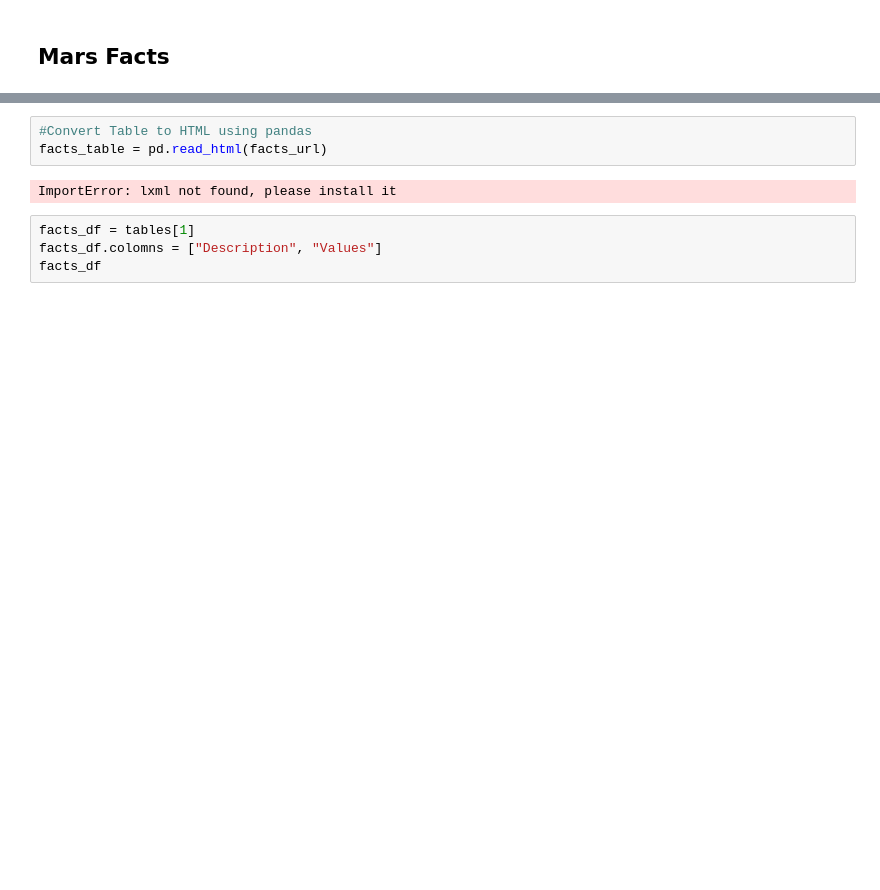
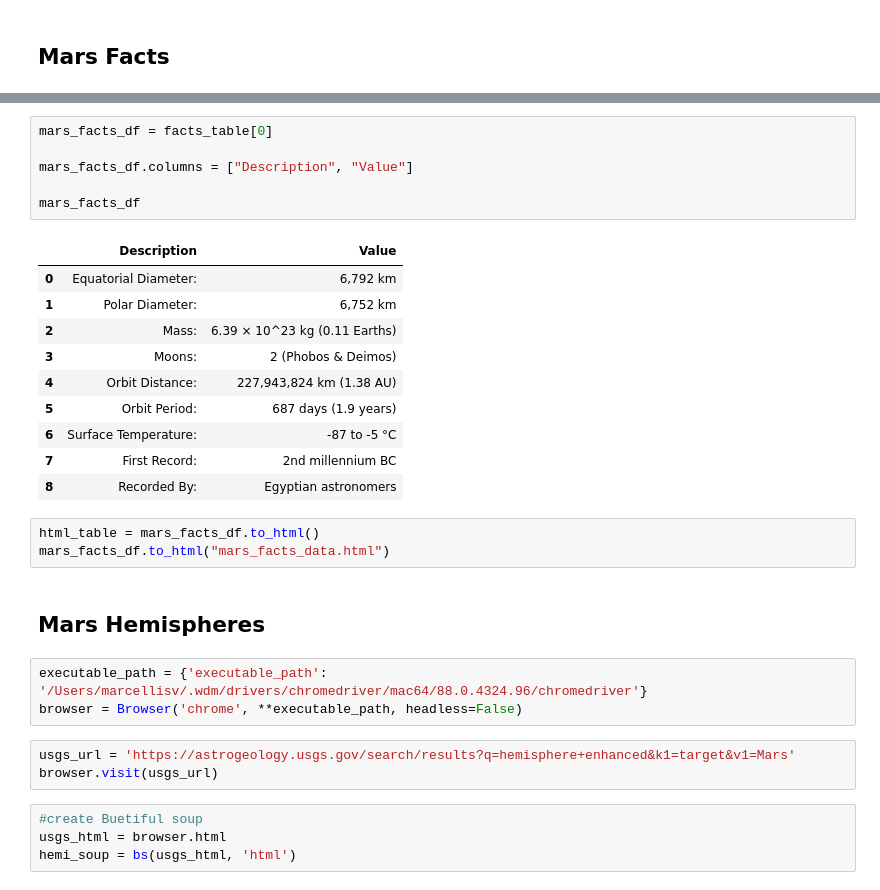
Before and after one commit to Marcellisv/Web_Scrapping--Mision_To_Mars, a Jupyter notebook: Mission_to_Mars.ipynb, the cells around one changed output, grey strips where cells are left out. Drawn from its saved outputs; the diff is of its cells as text; blank space fills up the shorter version.

```diff
--- a/Mission_to_Mars.ipynb
+++ b/Mission_to_Mars.ipynb
@@ -142,9 +108,32 @@ ImportError: lxml not found, please install it
-# %%
-#Convert Table to HTML using pandas
-facts_table = pd.read_html(facts_url)
-# %% [output]
-ImportError: lxml not found, please install it
-# %%
-facts_df = tables[1]
-facts_df.colomns = ["Description", "Values"]
-facts_df
+# %%
+mars_facts_df = facts_table[0]
+
+mars_facts_df.columns = ["Description", "Value"]
+
+mars_facts_df
+# %% [output]
+|  | Description | Value |
+| 0 | Equatorial Diameter: | 6,792 km |
+| 1 | Polar Diameter: | 6,752 km |
+| 2 | Mass: | 6.39 × 10^23 kg (0.11 Earths) |
+| 3 | Moons: | 2 (Phobos & Deimos) |
+| 4 | Orbit Distance: | 227,943,824 km (1.38 AU) |
+| 5 | Orbit Period: | 687 days (1.9 years) |
+| 6 | Surface Temperature: | -87 to -5 °C |
+| 7 | First Record: | 2nd millennium BC |
+| 8 | Recorded By: | Egyptian astronomers |
+# %%
+html_table = mars_facts_df.to_html()
+mars_facts_df.to_html("mars_facts_data.html")
+# %% [markdown]
+## Mars Hemispheres
+# %%
+executable_path = {'executable_path': '/Users/marcellisv/.wdm/drivers/chromedriver/mac64/88.0.4324.96/chromedriver'}
+browser = Browser('chrome', **executable_path, headless=False)
+# %%
+usgs_url = 'https://astrogeology.usgs.gov/search/results?q=hemisphere+enhanced&k1=target&v1=Mars'
+browser.visit(usgs_url)
+# %%
+#create Buetiful soup
+usgs_html = browser.html
+hemi_soup = bs(usgs_html, 'html')
```
Also changed, not shown: parts of 15 cells of this notebook, 1 other file.
